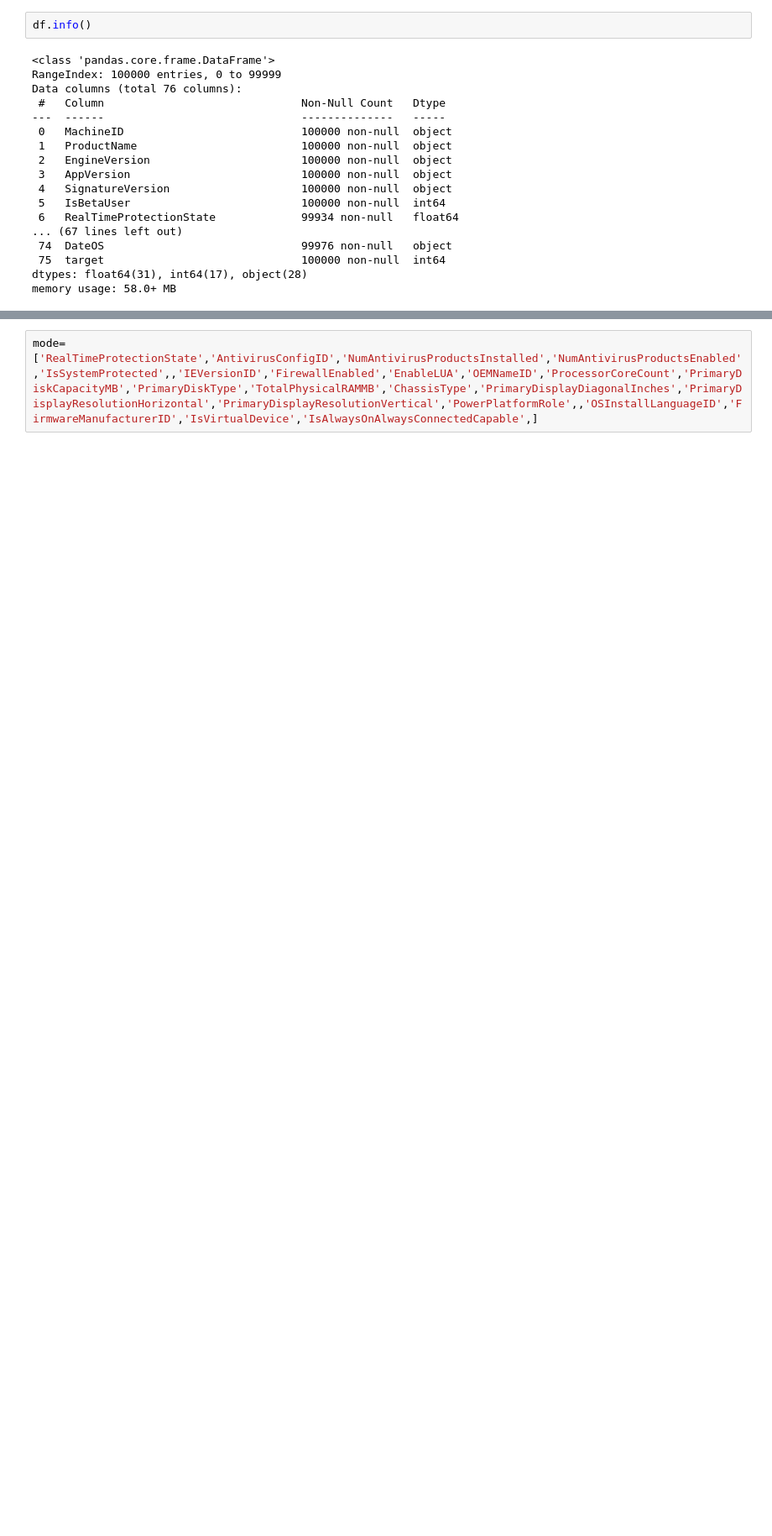
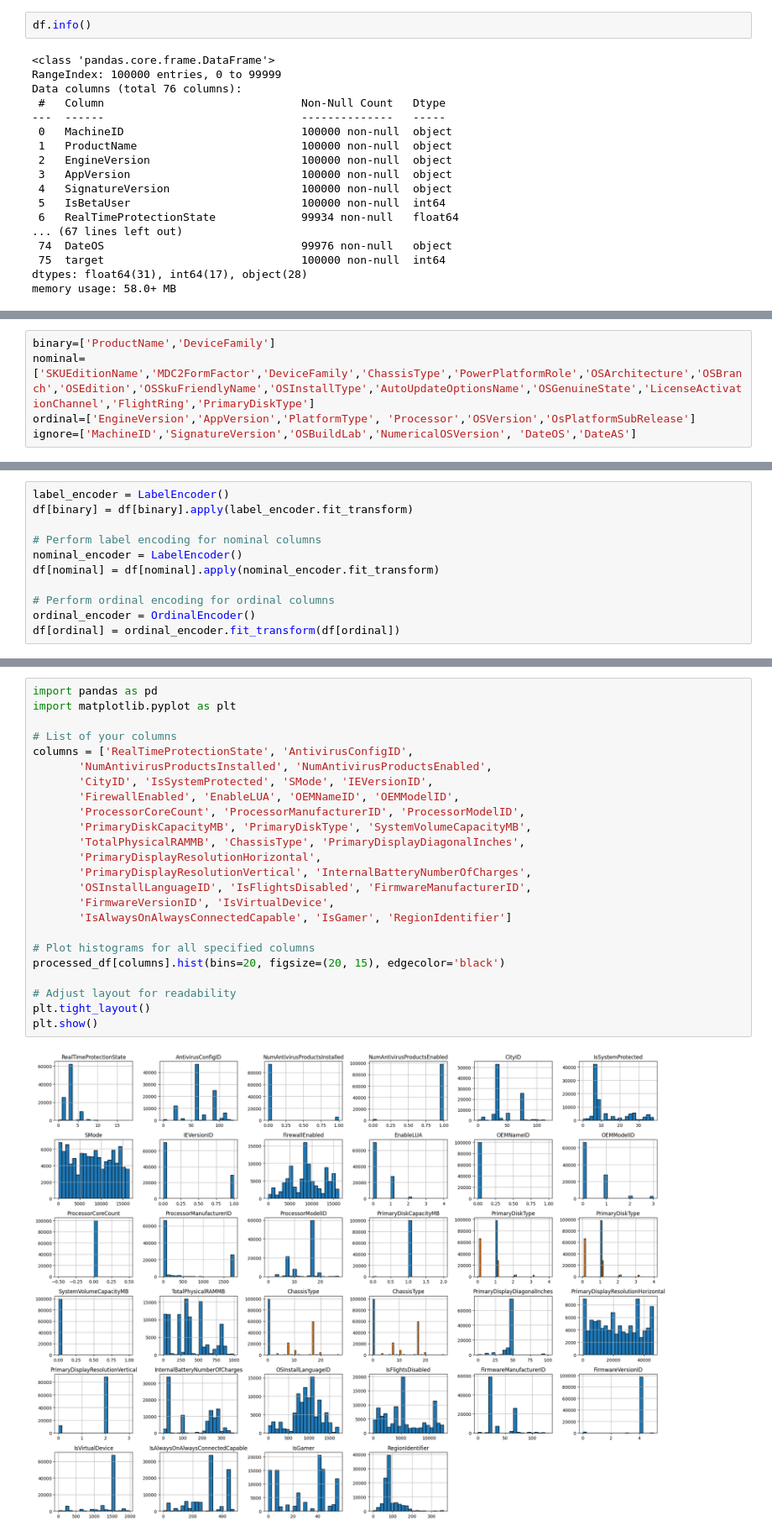
Before and after one commit to abhijha8287/mlp_project, a Jupyter notebook: final.ipynb, the cells around one changed output, grey strips where cells are left out. Shown at 84% size. Saved outputs shown, nothing was run; the diff lists cells and outputs as text; blank space fills up the shorter version.

```diff
--- a/final.ipynb
+++ b/final.ipynb
@@ -152,0 +315,5 @@ plt.show()
+# %%
+binary=['ProductName','DeviceFamily']
+nominal=['SKUEditionName','MDC2FormFactor','DeviceFamily','ChassisType','PowerPlatformRole','OSArchitecture','OSBranch','OSEdition','OSSkuFriendlyName','OSInstallType','AutoUpdateOptionsName','OSGenuineState','LicenseActivationChannel','FlightRing','PrimaryDiskType']
+ordinal=['EngineVersion','AppVersion','PlatformType', 'Processor','OSVersion','OsPlatformSubRelease']
+ignore=['MachineID','SignatureVersion','OSBuildLab','NumericalOSVersion', 'DateOS','DateAS']
@@ -152,0 +323,11 @@ plt.show()
+# %%
+label_encoder = LabelEncoder()
+df[binary] = df[binary].apply(label_encoder.fit_transform)
+
+# Perform label encoding for nominal columns
+nominal_encoder = LabelEncoder()
+df[nominal] = df[nominal].apply(nominal_encoder.fit_transform)
+
+# Perform ordinal encoding for ordinal columns
+ordinal_encoder = OrdinalEncoder()
+df[ordinal] = ordinal_encoder.fit_transform(df[ordinal])
@@ -153,2 +542,26 @@ plt.show()
 # %%
-mode=['RealTimeProtectionState','AntivirusConfigID','NumAntivirusProductsInstalled','NumAntivirusProductsEnabled','IsSystemProtected',,'IEVersionID','FirewallEnabled','EnableLUA','OEMNameID','ProcessorCoreCount','PrimaryDiskCapacityMB','PrimaryDiskType','TotalPhysicalRAMMB','ChassisType','PrimaryDisplayDiagonalInches','PrimaryDisplayResolutionHorizontal','PrimaryDisplayResolutionVertical','PowerPlatformRole',,'OSInstallLanguageID','FirmwareManufacturerID','IsVirtualDevice','IsAlwaysOnAlwaysConnectedCapable',]
+import pandas as pd
+import matplotlib.pyplot as plt
+
+# List of your columns
+columns = ['RealTimeProtectionState', 'AntivirusConfigID',
+       'NumAntivirusProductsInstalled', 'NumAntivirusProductsEnabled',
+       'CityID', 'IsSystemProtected', 'SMode', 'IEVersionID',
+       'FirewallEnabled', 'EnableLUA', 'OEMNameID', 'OEMModelID',
+       'ProcessorCoreCount', 'ProcessorManufacturerID', 'ProcessorModelID',
+       'PrimaryDiskCapacityMB', 'PrimaryDiskType', 'SystemVolumeCapacityMB',
+       'TotalPhysicalRAMMB', 'ChassisType', 'PrimaryDisplayDiagonalInches',
+       'PrimaryDisplayResolutionHorizontal',
+       'PrimaryDisplayResolutionVertical', 'InternalBatteryNumberOfCharges',
+       'OSInstallLanguageID', 'IsFlightsDisabled', 'FirmwareManufacturerID',
+       'FirmwareVersionID', 'IsVirtualDevice',
+       'IsAlwaysOnAlwaysConnectedCapable', 'IsGamer', 'RegionIdentifier']
+
+# Plot histograms for all specified columns
+processed_df[columns].hist(bins=20, figsize=(20, 15), edgecolor='black')
+
+# Adjust layout for readability
+plt.tight_layout()
+plt.show()
+# %% [output]
+[figure, added]
```
Also changed, not shown: parts of 34 cells of this notebook, 2 other files.
